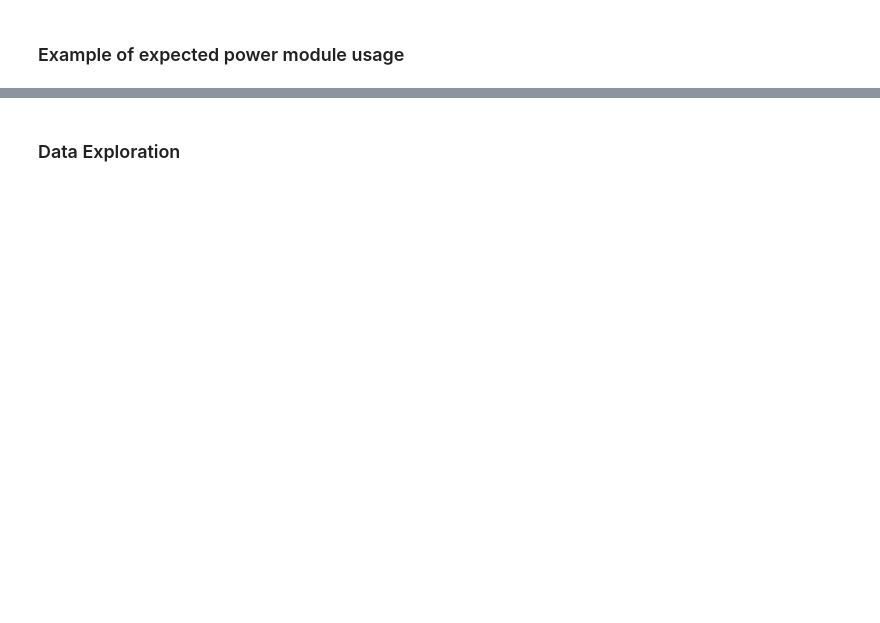
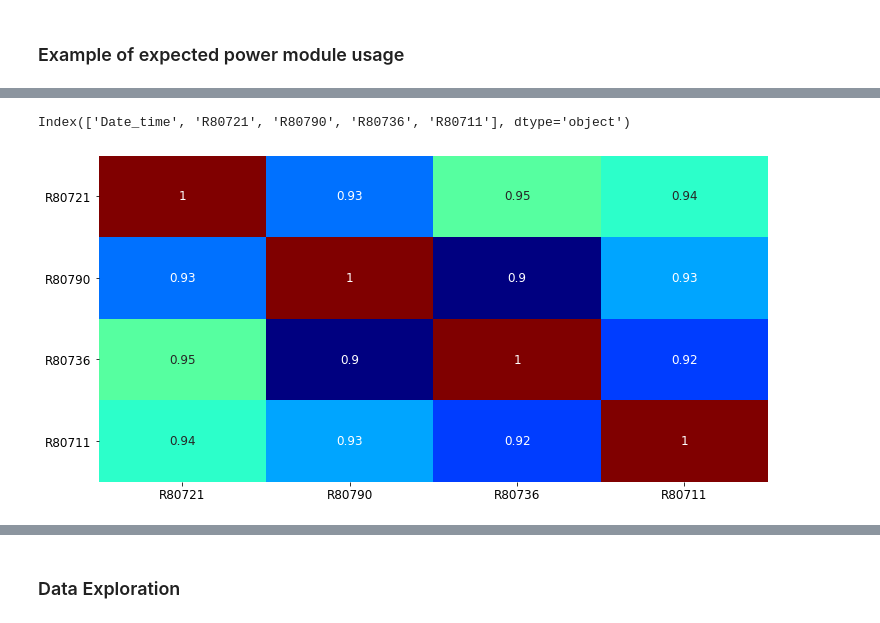
Before and after one commit to abbey2017/wind-energy-analytics, a Jupyter notebook: examples/expected_power_estimation/expected_power.ipynb, the cells around one changed output, grey strips where cells are left out. Saved outputs shown, nothing was run; the diff lists cells and outputs as text; code cells hidden in the pictures; blank space fills up the shorter version.

```diff
--- a/examples/expected_power_estimation/expected_power.ipynb
+++ b/examples/expected_power_estimation/expected_power.ipynb
@@ -23,0 +70,8 @@ test_df = pd.read_csv(r'../datasets/test_data.zip')
+# %%
+df_list = [df_R80721, df_R80790, df_R80736, df_R80711]
+# %%
+%%time
+from functools import reduce
+
+df_merged = reduce(lambda  left,right: pd.merge(left, right, on=['Date_time'],
+                                            how='outer'), df_list)
@@ -23,0 +81,16 @@ test_df = pd.read_csv(r'../datasets/test_data.zip')
+# %%
+df_merged.dropna(inplace=True)
+df_merged.reset_index(drop=True, inplace=True)
+# %%
+df_merged.columns
+# %% [output]
+Index(['Date_time', 'R80721', 'R80790', 'R80736', 'R80711'], dtype='object')
+# %%
+corr = df_merged[['R80721', 'R80790', 'R80736', 'R80711']].corr()
+# %%
+plt.figure(figsize=(12,6))
+sns.heatmap(corr, annot=True, cmap='jet', annot_kws={"fontsize":12}, cbar=False);
+plt.xticks(fontsize=12)
+plt.yticks(rotation='horizontal', fontsize=12);
+# %% [output]
+[figure, added]
```
Also changed, not shown: parts of 44 cells of this notebook, 1 other file.
